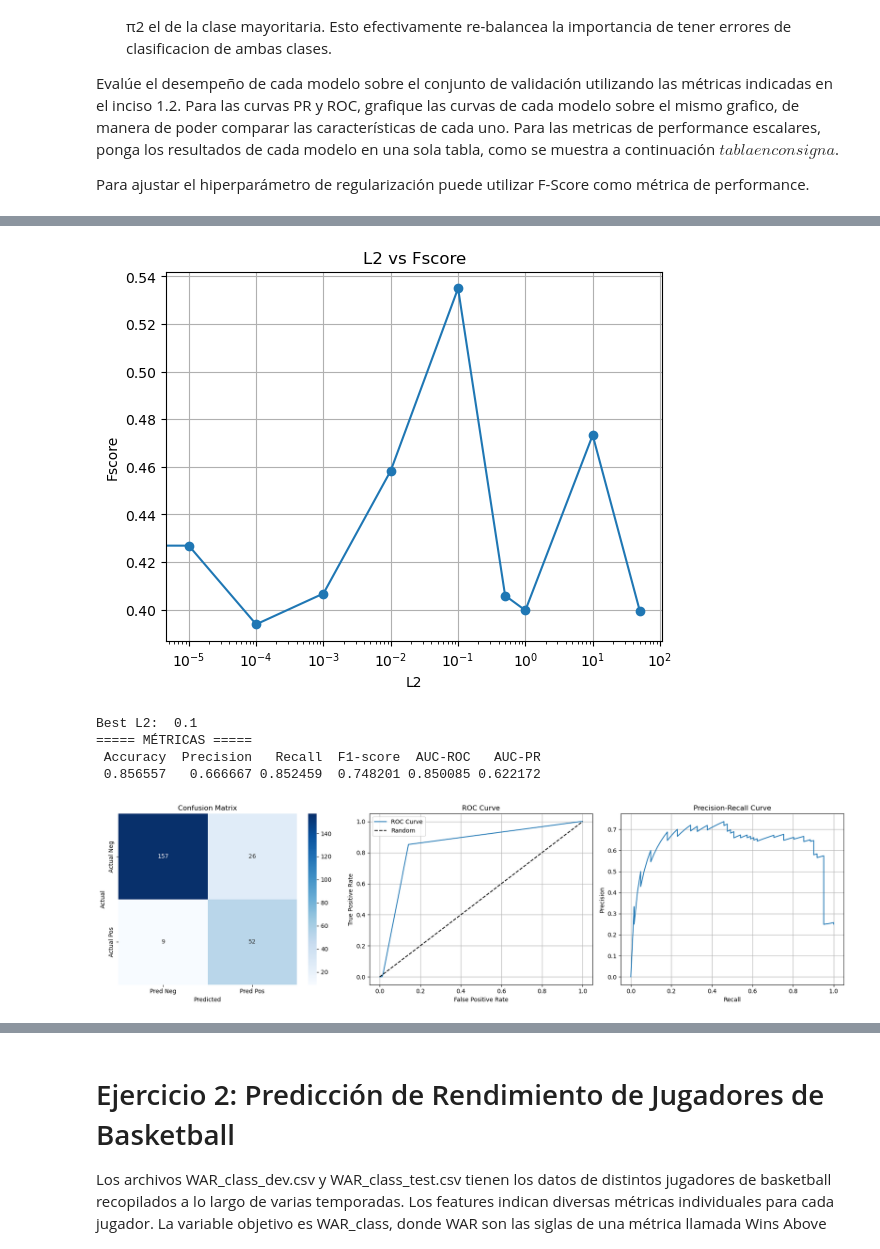
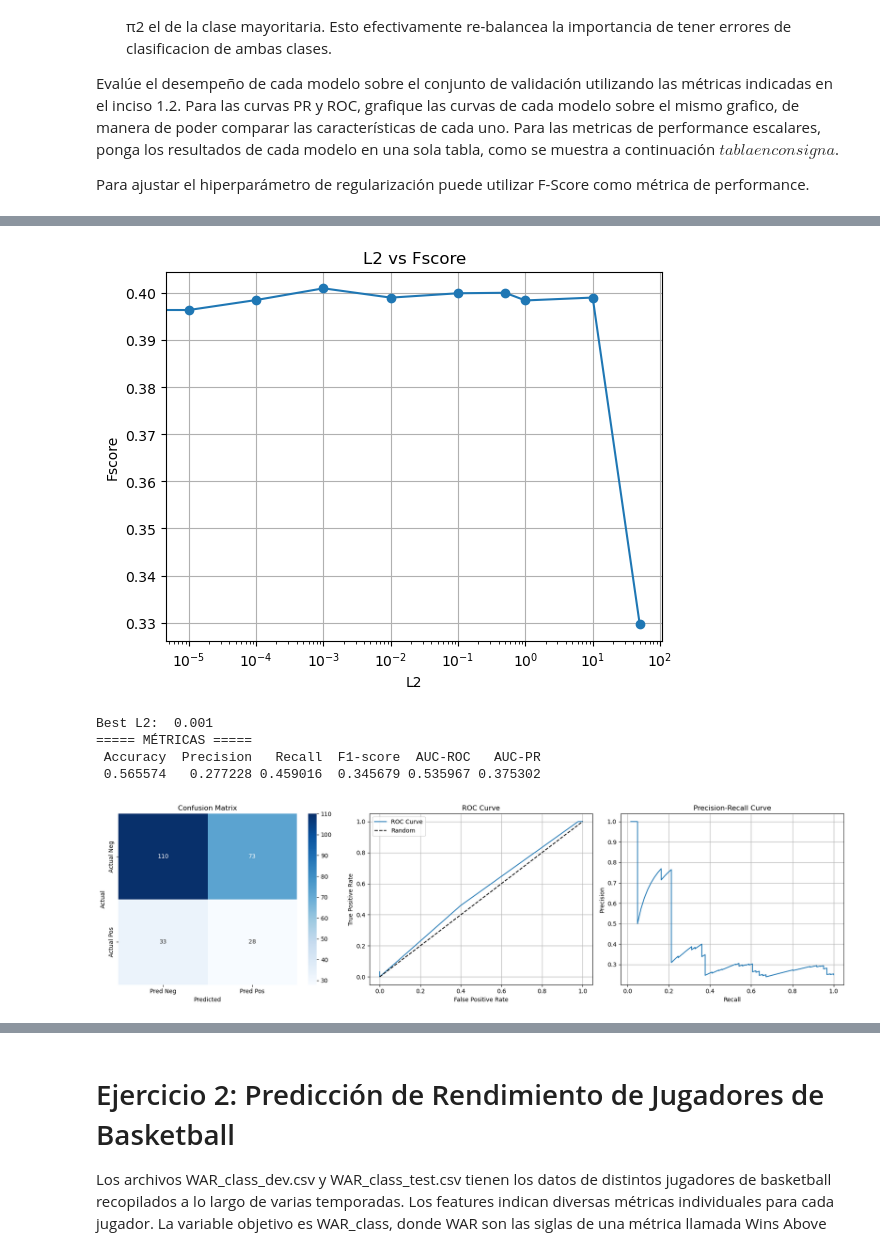
Before and after one commit to felicitasmarolda/MLyDL_TPs, a Jupyter notebook: Marolda_Felicitas_TP2/Marolda_Felicitas_Notebook_TP2.ipynb, the cells around one changed output, grey strips where cells are left out. Drawn from its saved outputs; the diff is of its cells as text; code cells hidden in the pictures.

```diff
--- a/Marolda_Felicitas_TP2/Marolda_Felicitas_Notebook_TP2.ipynb
+++ b/Marolda_Felicitas_TP2/Marolda_Felicitas_Notebook_TP2.ipynb
@@ -302,33 +302,33 @@ Best L2:  0.1
 # %%
 # Undersampling: eliminar muestras de la clase mayoritaria de manera aleatoria hasta que ambas clases tengan igual proporción.
 importlib.reload(pp)
 importlib.reload(met)
 possible_L2 = [0, 0.00001, 0.0001, 0.001, 0.01, 0.1, 0.5, 1, 10, 50]
 best_L2_undersampling = pp.cross_validation_for_imbalanced(train_data_imb, possible_L2, "undersampling")
 print("Best L2: ", best_L2_undersampling)
 
 # hacemos undersampling a train
 X_train_undersampling_bal, y_train_undersampling_bal = pp.undersampling(X_train_imb, y_train_imb)
 
-X_train_undersampling = pp.normalization(X_train_undersampling_bal, X_train_undersampling_bal.mean(), X_train_undersampling_bal.std())
-X_val_undersampling = pp.normalization(X_val_imb, X_train_undersampling_bal.mean(), X_train_undersampling_bal.std())
+X_train_undersampling = pp.normalization(X_train_undersampling_bal, pp.mean(X_train_undersampling_bal), pp.std(X_train_undersampling_bal))
+X_val_undersampling = pp.normalization(X_val_imb, pp.mean(X_train_undersampling_bal), pp.std(X_train_undersampling_bal))
 
 model_undersampling = mod.Logistic_Regression(X_train_undersampling, y_train_undersampling_bal, features, best_L2_undersampling, 0.5)
 model_prediciton_undersamling = model_undersampling.predict(X_val_undersampling)
 model_proba_undersampling = model_undersampling.predict_proba(X_val_undersampling)
 # print(model_sin_rebalanceo.coef)
 
 met.get_metrics(y_val_imb, model_prediciton_undersamling, model_proba_undersampling)
 
 metrics_undersampling = met.get_numeric_metrics(y_val_imb, model_prediciton_undersamling, model_proba_undersampling)
 metrics_for_graphing_undersampling = met.get_metrics_for_graphing(y_val_imb, model_prediciton_undersamling, model_proba_undersampling)
 # %% [output]
-[figure, old version]
+[figure, new version]
-Best L2:  0.1
+Best L2:  0.001
 ===== MÉTRICAS =====
  Accuracy  Precision   Recall  F1-score  AUC-ROC   AUC-PR
- 0.856557   0.666667 0.852459  0.748201 0.850085 0.622172
+ 0.565574   0.277228 0.459016  0.345679 0.535967 0.375302
-[figure, old version]
+[figure, new version]
 # %%
 # Oversampling mediante duplicación: duplicar muestras de la clase minoritaria de manera aleatoria, hasta que que ambas clases tengan igual proporciónimportlib.reload(pp)
 importlib.reload(pp)
```
Also changed, not shown: parts of 10 cells of this notebook, 2 other files.
